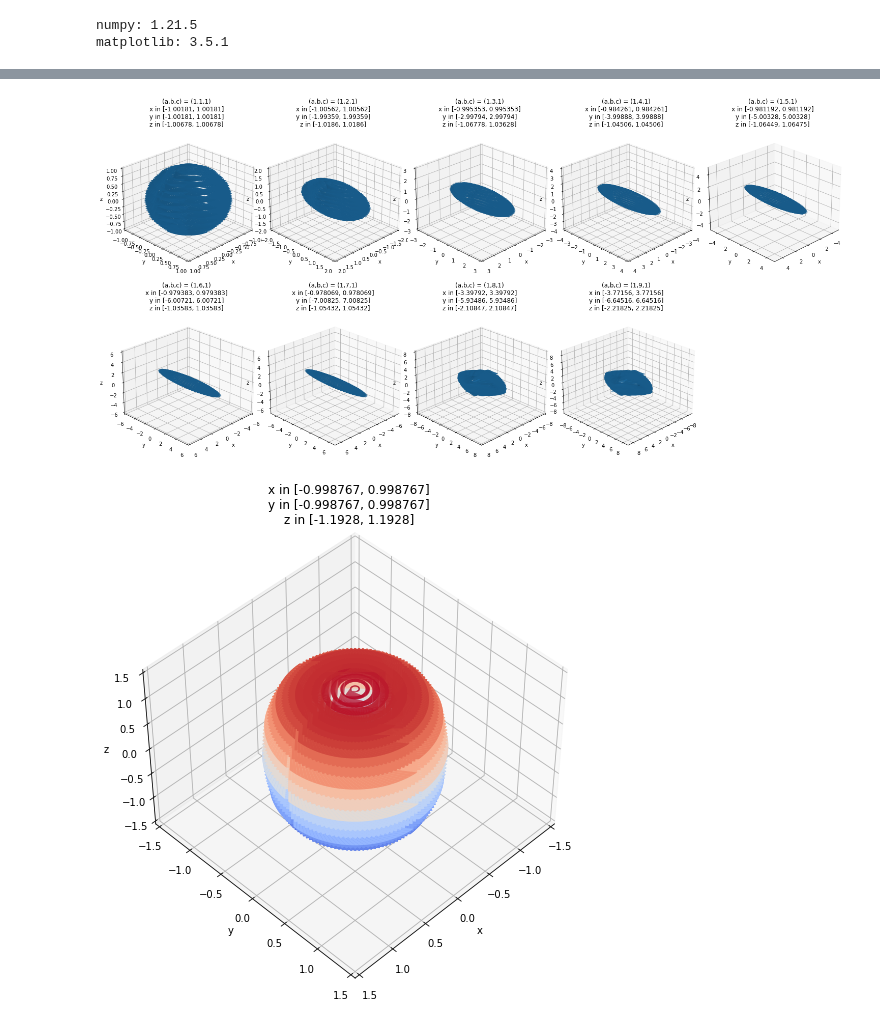
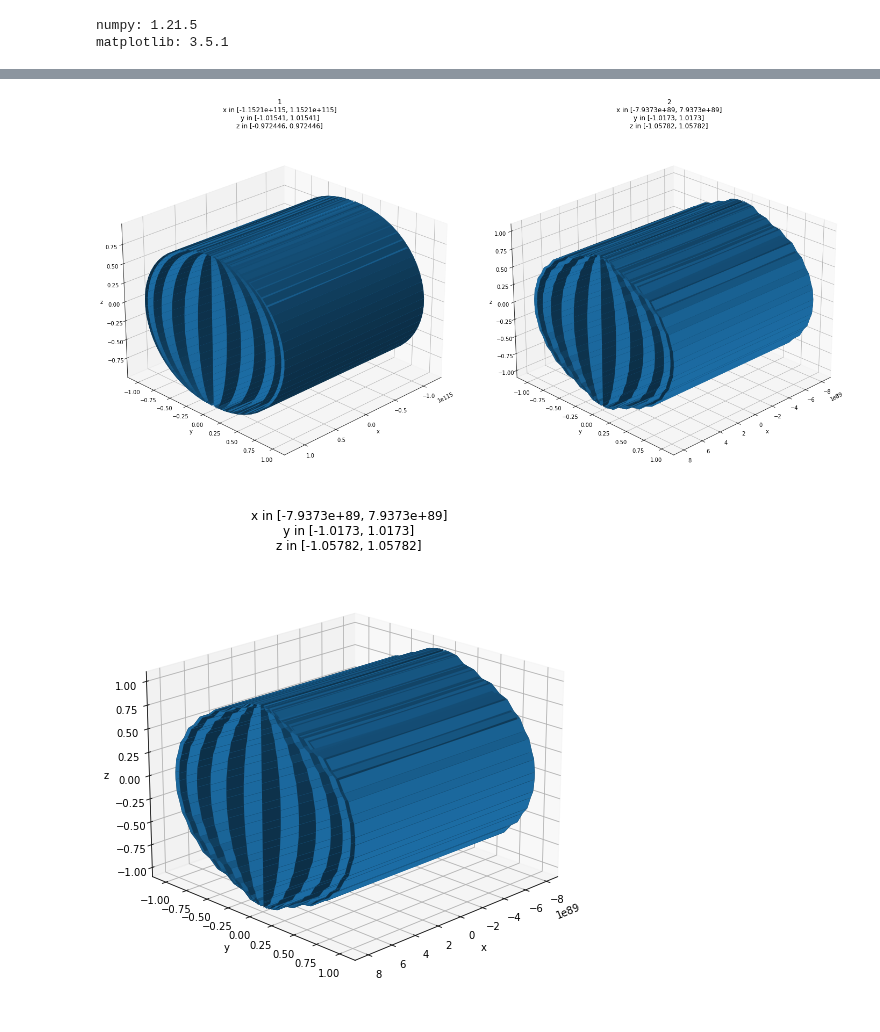
Before and after one commit to iago-mendes/eucled, a Jupyter notebook: src/exercises/08-embedding/assets/plots.ipynb, the cells around one changed output, grey strips where cells are left out. Cells and saved outputs as stored; diff of their text form; code cells hidden in the pictures.

Commit message:
Test both possible values of e_theta on the ellipsoid.

```diff
--- a/src/exercises/08-embedding/assets/plots.ipynb
+++ b/src/exercises/08-embedding/assets/plots.ipynb
@@ -159,49 +156,49 @@ plt.tight_layout()
 # %%
-values = [1, 2, 3, 4, 5, 6, 7, 8, 9]
+values = [1, 2]
 
-N_theta = 15
-N_phi = 60
+N_theta = 30
+N_phi = N_theta
 
 fig = plt.figure(layout="constrained")
 
 index = 1
 for value in values:
-	embedding = np.genfromtxt(f'embedding_1{value}1.0.csv', delimiter=',')
+	embedding = np.genfromtxt(f'embedding_{value}_(2,1,1).csv', delimiter=',')
 
 	x = embedding[:,0]
 	y = embedding[:,1]
 	z = embedding[:,2]
 
 	X = np.reshape(x, (N_phi, N_theta))
 	Y = np.reshape(y, (N_phi, N_theta))
 	Z = np.reshape(z, (N_phi, N_theta))
 
-	ax = fig.add_subplot(2, 5, index, projection='3d')
+	ax = fig.add_subplot(1, 2, index, projection='3d')
 	ax.plot_surface(X, Y, Z)
 
-	plt.title(f'(a,b,c) = (1,{value},1)\nx in [{min(x)}, {max(x)}]\ny in [{min(y)}, {max(y)}]\nz in [{min(z)}, {max(z)}]')
+	plt.title(f'{value}\nx in [{min(x)}, {max(x)}]\ny in [{min(y)}, {max(y)}]\nz in [{min(z)}, {max(z)}]')
 	ax.set_xlabel("x")
 	ax.set_ylabel("y")
 	ax.set_zlabel("z")
-	ax.set_xlim(-value, value)
-	ax.set_ylim(-value, value)
-	ax.set_zlim(-value, value)
+	# ax.set_xlim(-value, value)
+	# ax.set_ylim(-value, value)
+	# ax.set_zlim(-value, value)
 	ax.view_init(25, 45) # elev, azim
 
 	index += 1
 
 fig.set_size_inches(20, 10, forward=True)
 
 plt.show()
 # %% [output]
-[figure, old version]
+[figure, new version]
 # %%
 N_theta = 30
-N_phi = 4*N_theta
+N_phi = N_theta
 
 fig = plt.figure(layout="constrained")
 
-embedding = np.genfromtxt('embedding_30.0.csv', delimiter=',')
+embedding = np.genfromtxt('embedding_2_(2,1,1).csv', delimiter=',')
 # print("chi", chi)
 # print("x: ", min(x), max(x))
 # print("y: ", min(y), max(y))
@@ -216,22 +213,22 @@ Y = np.reshape(y, (N_phi, N_theta))
 Z = np.reshape(z, (N_phi, N_theta))
 
 ax = fig.add_subplot(111, projection='3d')
-# ax.plot_surface(X, Y, Z)
-ax.plot_surface(X, Y, Z, cmap=cm.coolwarm)
+ax.plot_surface(X, Y, Z)
+# ax.plot_surface(X, Y, Z, cmap=cm.coolwarm)
 
 plt.title(f'x in [{min(x)}, {max(x)}]\ny in [{min(y)}, {max(y)}]\nz in [{min(z)}, {max(z)}]')
 ax.set_xlabel("x")
 ax.set_ylabel("y")
 ax.set_zlabel("z")
 
-side = 1.5
-ax.set_xlim(-side, side)
-ax.set_ylim(-side, side)
-ax.set_zlim(-side, side)
+# side = 1.5
+# ax.set_xlim(-side, side)
+# ax.set_ylim(-side, side)
+# ax.set_zlim(-side, side)
 
-ax.view_init(45, 45) # elev, azim
+ax.view_init(20, 45) # elev, azim
 fig.set_size_inches(20, 7, forward=True)
 
 plt.show()
 # %% [output]
-[figure, old version]
+[figure, new version]
```
Also changed, not shown: parts of 3 cells of this notebook, 6 other files.
